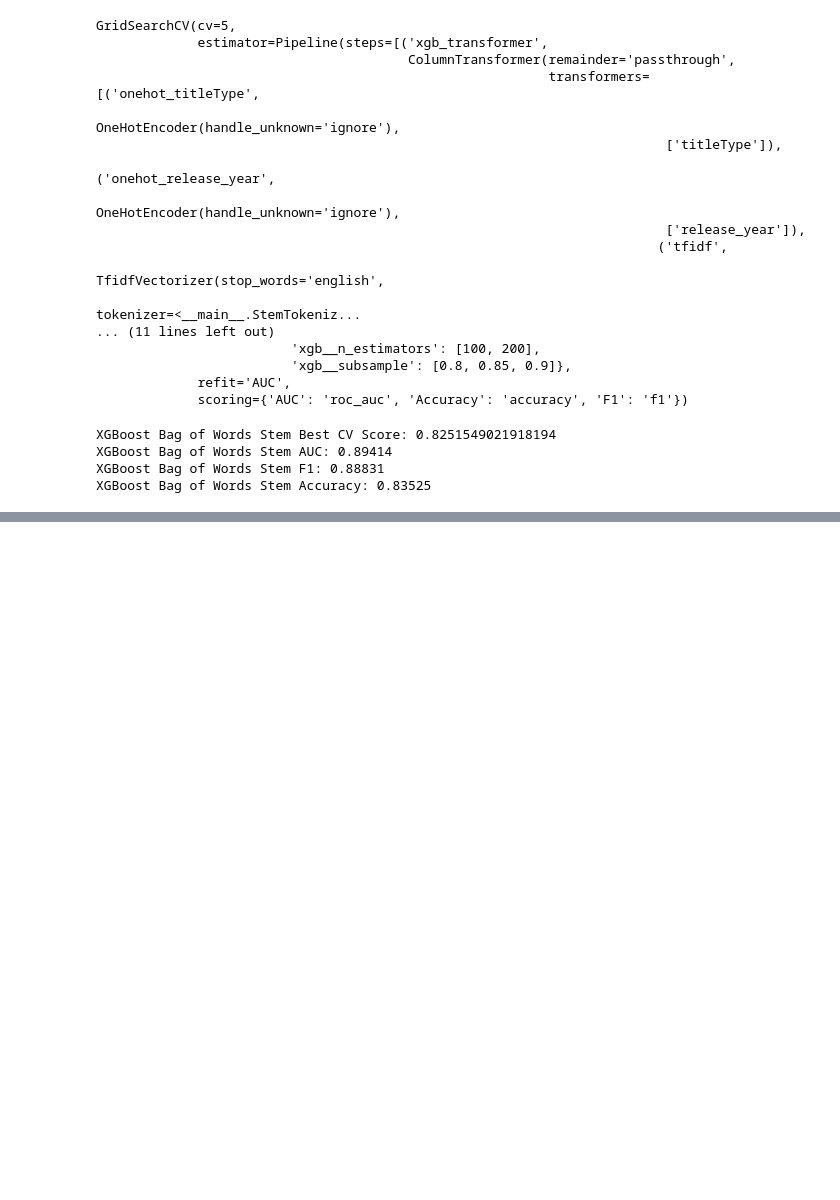
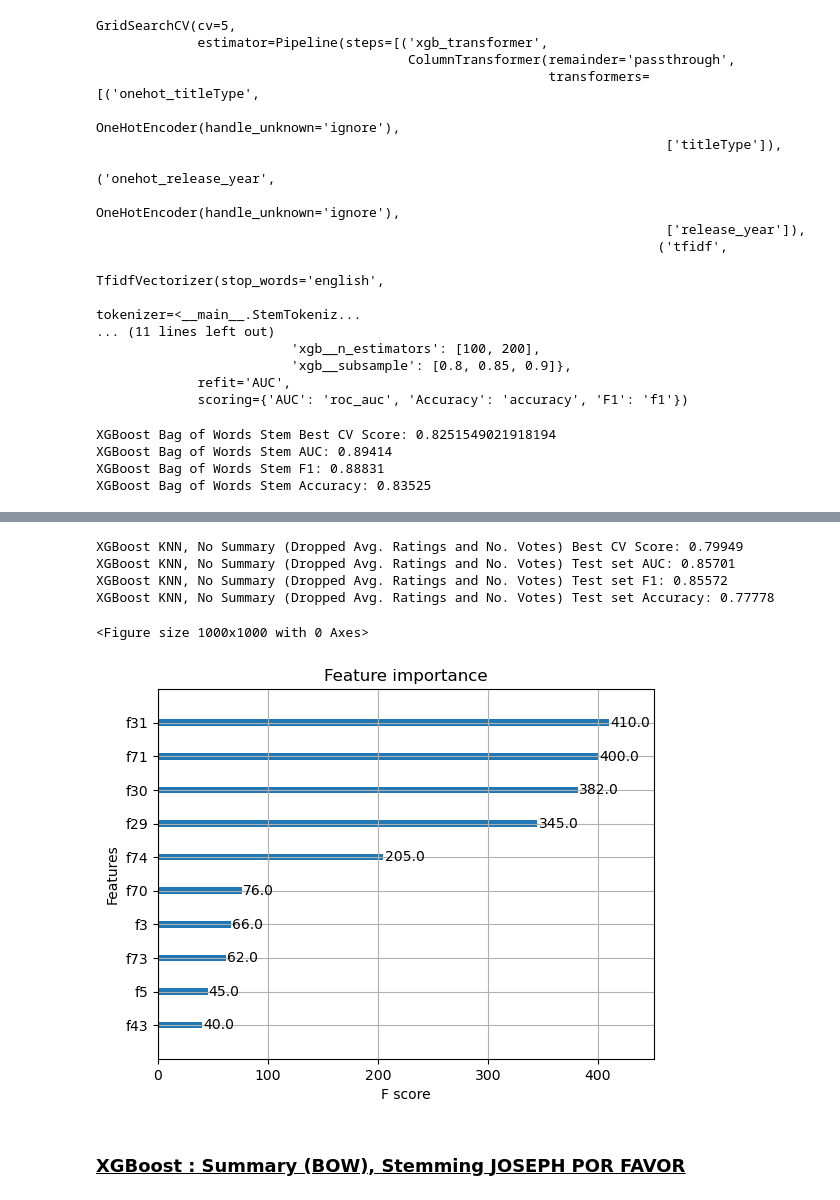
Before and after one commit to Joeyzect/Netflix_ALab_2022, a Jupyter notebook: notebooks/16-yen-tvshows-redux-modelling-final.ipynb, the cells around one changed output, grey strips where cells are left out. Saved outputs shown, nothing was run; the diff lists cells and outputs as text; code cells hidden in the pictures; blank space fills up the shorter version.

Commit message:
tested without avgRatings and numVotes

```diff
--- a/notebooks/16-yen-tvshows-redux-modelling-final.ipynb
+++ b/notebooks/16-yen-tvshows-redux-modelling-final.ipynb
@@ -7,16 +6,17 @@ import shap
 # %% [markdown]
 ## <u>Import Datasets and Train Test Split<u>
 # %%
-df = pd.read_csv(os.path.relpath('../data/processed/feed_into_pipeline_data_withTags.csv'))
-summaries = pd.read_csv(os.path.relpath('../data/interim/GlobalOriginalsWithSummary.csv'))[['combined_title', 'summary']]
-people_rankings = pd.read_csv(os.path.relpath('../data/interim/showsWithPrinicpalRankings.csv'))[['combined_title', 'director_rank', 'writer_rank', 'actor_rank']]
+df = pd.read_csv('/Users/yenhann/Documents/MIT/15.572 Analytics Lab/Datasets/feed_into_pipeline_data_withTags.csv')
+summaries = pd.read_csv('/Users/yenhann/Documents/MIT/15.572 Analytics Lab/Datasets/GlobalOriginalsWithSummary.csv')[['combined_title', 'summary']]
+people_rankings = pd.read_csv('/Users/yenhann/Documents/MIT/15.572 Analytics Lab/Datasets/showsWithPrincipalRankings.csv')[['combined_title', 'director_rank', 'writer_rank', 'actor_rank']]
 
 # merge all 3 datasets
 df = df.merge(summaries, on='combined_title')
 df = df.merge(people_rankings, on='combined_title')
 df.drop_duplicates(inplace=True)
 
-tv_shows = df[df['is_tv_show'] == True]
+# split into tv_shows only and sort by combined_title
+tv_shows = df[df['is_tv_show']==True]
 # %%
 # remove tv shows that have seasons > 24
 tv_shows = tv_shows[tv_shows['season'] < 24]
@@ -888,0 +951,3 @@ XGBoost Bag of Words Stem Accuracy: 0.83525
+# %%
+# drop summary, averageRating, numVotes columns from X_train and fit model
+xgb_gs_ns_knn_drop.fit(X_train.drop(['summary', 'averageRating', 'numVotes'], axis=1), y_train)
@@ -888,0 +987,32 @@ XGBoost Bag of Words Stem Accuracy: 0.83525
+# %%
+# save best xgb_gs_ns model as a variable
+best_xgb_gs_ns_knn_drop = xgb_gs_ns_knn_drop.best_estimator_
+
+# output auc, f1-score, and accuracy on training set
+from sklearn.metrics import roc_auc_score, f1_score, accuracy_score
+
+# output best score from xgb_gs_ns to 5 decimal places
+print(f"XGBoost KNN, No Summary (Dropped Avg. Ratings and No. Votes) Best CV Score: {xgb_gs_ns_knn_drop.best_score_:.5f}")
+
+# output auc, f1-score, and accuracy on test set
+print(f"XGBoost KNN, No Summary (Dropped Avg. Ratings and No. Votes) Test set AUC: {roc_auc_score(y_test, best_xgb_gs_ns_knn_drop.predict_proba(X_test.drop(['summary', 'averageRating', 'numVotes'], axis=1))[:,1]):.5f}")
+print(f"XGBoost KNN, No Summary (Dropped Avg. Ratings and No. Votes) Test set F1: {f1_score(y_test, best_xgb_gs_ns_knn_drop.predict(X_test.drop(['summary', 'averageRating', 'numVotes'], axis=1))):.5f}")
+print(f"XGBoost KNN, No Summary (Dropped Avg. Ratings and No. Votes) Test set Accuracy: {accuracy_score(y_test, best_xgb_gs_ns_knn_drop.predict(X_test.drop(['summary', 'averageRating', 'numVotes'], axis=1))):.5f}")
+# %% [output]
+XGBoost KNN, No Summary (Dropped Avg. Ratings and No. Votes) Best CV Score: 0.79949
+XGBoost KNN, No Summary (Dropped Avg. Ratings and No. Votes) Test set AUC: 0.85701
+XGBoost KNN, No Summary (Dropped Avg. Ratings and No. Votes) Test set F1: 0.85572
+XGBoost KNN, No Summary (Dropped Avg. Ratings and No. Votes) Test set Accuracy: 0.77778
+# %%
+# plot top 10 most important features from model as a bar chart
+from xgboost import plot_importance
+import matplotlib.pyplot as plt
+
+plt.figure(figsize=(10,10))
+plot_importance(best_xgb_gs_ns_knn_drop.named_steps['xgb'], max_num_features=10)
+plt.show()
+# %% [output]
+<Figure size 1000x1000 with 0 Axes>
+[figure, added]
+# %% [markdown]
+### <u>XGBoost : Summary (BOW), Stemming<u> **JOSEPH POR FAVOR**
```
Also changed, not shown: parts of 12 cells of this notebook.
